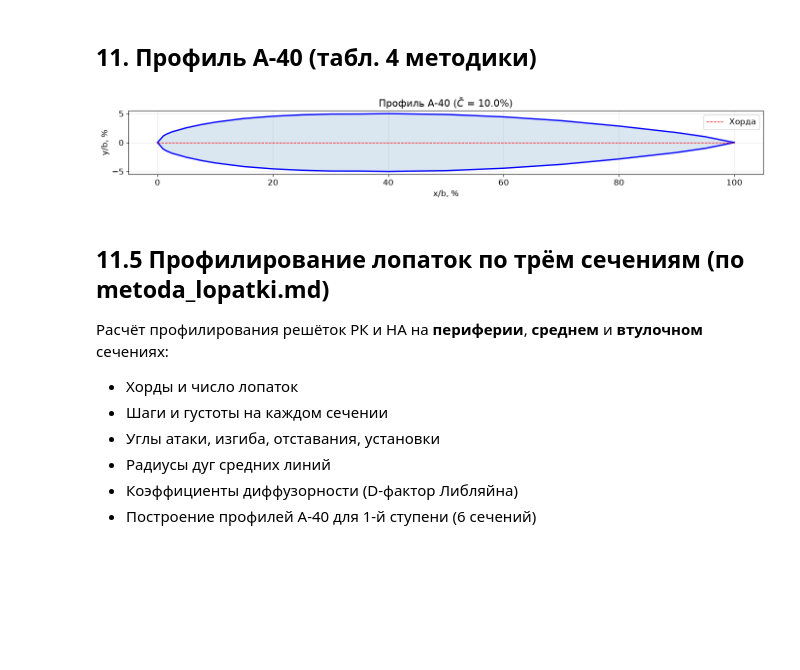
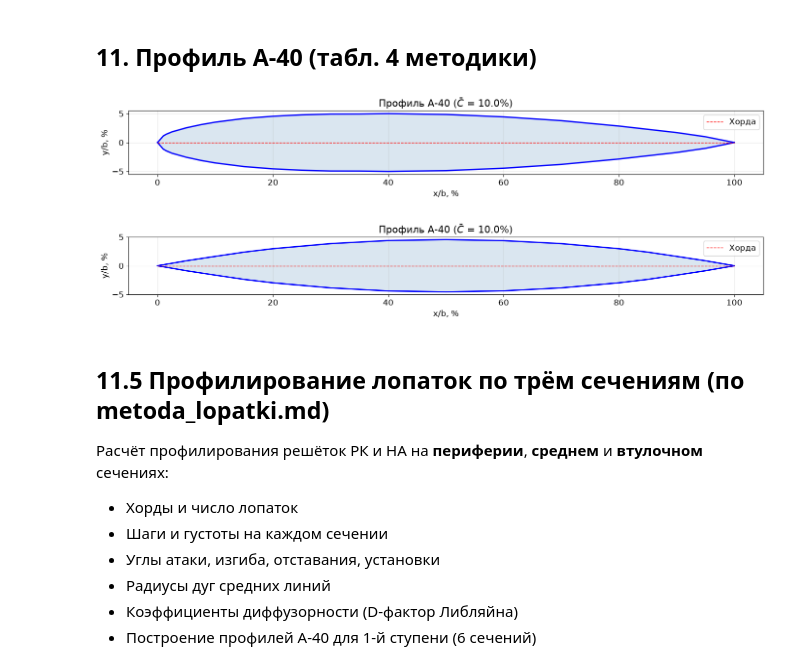
Before and after one commit to mikiway902/Compressors_Kurs_part_2, a Jupyter notebook: My_compres_final_miki.ipynb, the cells around one changed output. Cells and saved outputs as stored; diff of their text form; code cells hidden in the pictures; blank space fills up the shorter version.

Commit message:
Added transonic profile

```diff
--- a/My_compres_final_miki.ipynb
+++ b/My_compres_final_miki.ipynb
@@ -1884,28 +1888,49 @@ MemoryError: std::bad_alloc
 # %%
 # Координаты профиля А-40 (симметричный)
 xb_pct = np.array([0, 1.0, 1.5, 2.5, 5.0, 7.5, 10, 15, 20, 25, 30, 35,
                     40, 50, 60, 70, 80, 90, 95, 100])
 yb_pct = np.array([0, 1.14, 1.43, 1.85, 2.55, 3.09, 3.525, 4.16, 4.55, 4.788,
                     4.927, 4.936, 5.00, 4.858, 4.442, 3.783, 2.85, 1.722, 1.003, 0])
+
+# Координаты профиля трансзвукового.
+xb_pct_transonic = np.array([0.0, 0.05, 0.1, 0.15, 0.2, 0.3, 0.4,
+                              0.5, 0.6, 0.7, 0.8, 0.85, 0.9, 0.95, 1.0]) * 100
+yb_pct_transonic = (np.array([0.0045, 0.0132, 0.0208, 0.0282, 0.0342, 0.0430, 0.0484,
+                              0.05, 0.0482, 0.0430, 0.0342, 0.0282, 0.0208, 0.0132, 0.0045]) - 0.0045) * 100
 
 # Относительная толщина C_bar = 10% (по умолчанию)
 C_bar = 10.0  # %
 
 fig, ax = plt.subplots(1, 1, figsize=(14, 4))
 ax.fill_between(xb_pct, yb_pct * C_bar / 10, -yb_pct * C_bar / 10, alpha=0.2, color='steelblue')
 ax.plot(xb_pct, yb_pct * C_bar / 10, 'b-', lw=2)
 ax.plot(xb_pct, -yb_pct * C_bar / 10, 'b-', lw=2)
 ax.plot(xb_pct, np.zeros_like(xb_pct), 'r--', lw=1, label='Хорда')
 ax.set_xlabel('x/b, %')
 ax.set_ylabel('y/b, %')
 ax.set_title(f'Профиль А-40 ($\\bar{{C}}$ = {C_bar}%)')
 ax.set_aspect('equal')
 ax.legend()
 ax.grid(True, alpha=0.3)
 plt.tight_layout()
 plt.show()
+
+fig, ax = plt.subplots(1, 1, figsize=(14, 4))
+ax.fill_between(xb_pct_transonic, yb_pct_transonic * C_bar / 10, -yb_pct_transonic * C_bar / 10, alpha=0.2, color='steelblue')
+ax.plot(xb_pct_transonic, yb_pct_transonic * C_bar / 10, 'b-', lw=2)
+ax.plot(xb_pct_transonic, -yb_pct_transonic * C_bar / 10, 'b-', lw=2)
+ax.plot(xb_pct_transonic, np.zeros_like(xb_pct_transonic), 'r--', lw=1, label='Хорда')
+ax.set_xlabel('x/b, %')
+ax.set_ylabel('y/b, %')
+ax.set_title(f'Профиль А-40 ($\\bar{{C}}$ = {C_bar}%)')
+ax.set_aspect('equal')
+ax.legend()
+ax.grid(True, alpha=0.3)
+plt.tight_layout()
+plt.show()
 # %% [output]
 [figure]
+[figure, added]
 # %% [markdown]
 ## 11.5 Профилирование лопаток по трём сечениям (по metoda_lopatki.md)
 
```
Also changed, not shown: parts of 3 cells of this notebook, 6 other files.
